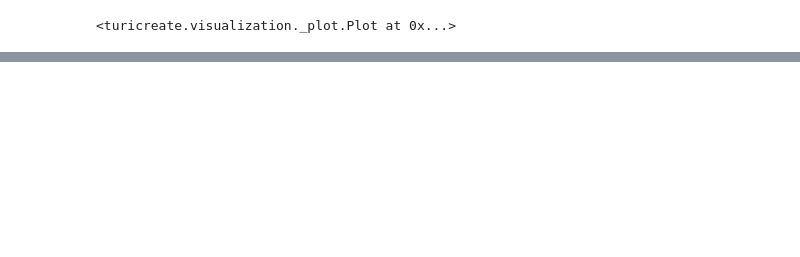
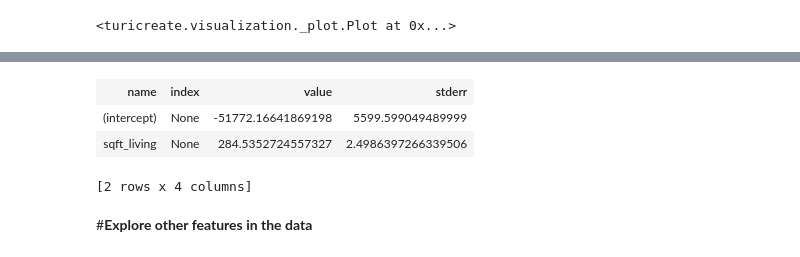
Before and after one commit to zekiyeerdemryerson/house_price_prediction, a Jupyter notebook: house_price_prediction.ipynb, the cells around one changed output, grey strips where cells are left out. Drawn from its saved outputs; the diff is of its cells as text; code cells hidden in the pictures; blank space fills up the shorter version.

```diff
--- a/house_price_prediction.ipynb
+++ b/house_price_prediction.ipynb
@@ -88,0 +127,2 @@ turicreate.visualization.scatter(sales['sqft_living'],sales['price'],xlabel="squ
+# %%
+train_data,test_data=sales.random_split(.8,seed=0)
@@ -88,0 +131,2 @@ turicreate.visualization.scatter(sales['sqft_living'],sales['price'],xlabel="squ
+# %%
+sqft_model=turicreate.linear_regression.create(train_data,target="price",features=['sqft_living'])
@@ -88,0 +169,9 @@ turicreate.visualization.scatter(sales['sqft_living'],sales['price'],xlabel="squ
+# %%
+sqft_model.coefficients
+# %% [output]
+| name | index | value | stderr |
+| (intercept) | None | -51772.16641869198 | 5599.599049489999 |
+| sqft_living | None | 284.5352724557327 | 2.4986397266339506 |
+[2 rows x 4 columns]
+# %% [markdown]
+#**Explore other features in the data**
```
Also changed, not shown: parts of 12 cells of this notebook.
